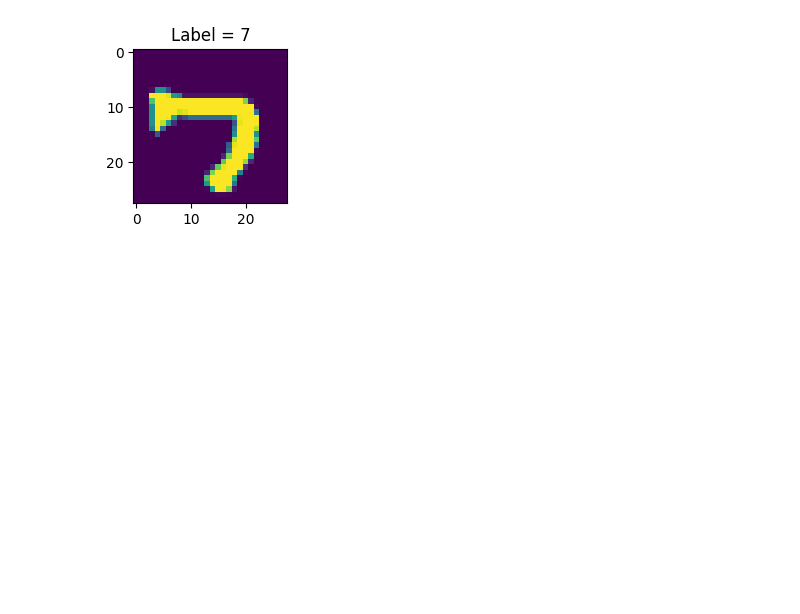
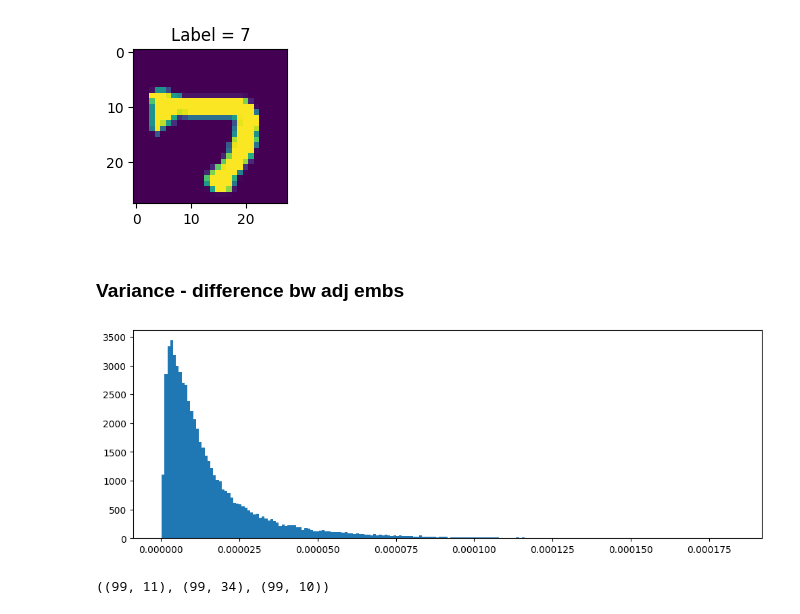
Before and after one commit to shallex/Team12_ML24, a Jupyter notebook: ssl-ae/ae-bottleneck_logits-analysis.ipynb, the cells around one changed output. Drawn from its saved outputs; the diff is of its cells as text; code cells hidden in the pictures; blank space fills up the shorter version.

```diff
--- a/ssl-ae/ae-bottleneck_logits-analysis.ipynb
+++ b/ssl-ae/ae-bottleneck_logits-analysis.ipynb
@@ -99,3 +170,5 @@ for sample_id in range(min(mask_use.sum(), 10)):
 [figure]
 [figure]
 [figure]
+# %% [markdown]
+### Variance - difference bw adj embs
@@ -101,0 +177,22 @@ for sample_id in range(min(mask_use.sum(), 10)):
+# %%
+stat_dif_var = stat_dif.var(axis=0)
+plt.figure(figsize=(12,4))
+plt.hist(stat_dif_var, bins=200)
+plt.show()
+# %% [output]
+[figure, added]
+# %%
+left_tale_mask = stat_dif_var < 3.9e-7
+right_tale_mask = stat_dif_var > 16e-5
+
+left_tale = stat_dif[:, left_tale_mask]
+right_tale = stat_dif[:, right_tale_mask]
+
+eps_mean = 1e-8
+stat_dif_var_mean = stat_dif_var.mean()
+mean_region_mask = (stat_dif_var < (stat_dif_var_mean+eps_mean)) * (stat_dif_var > (stat_dif_var_mean-eps_mean))
+mean_region = stat_dif[:, mean_region_mask]
+
+left_tale.shape, mean_region.shape, right_tale.shape
+# %% [output]
+((99, 11), (99, 34), (99, 10))
```
Also changed, not shown: parts of 31 cells of this notebook, 1 other file.
